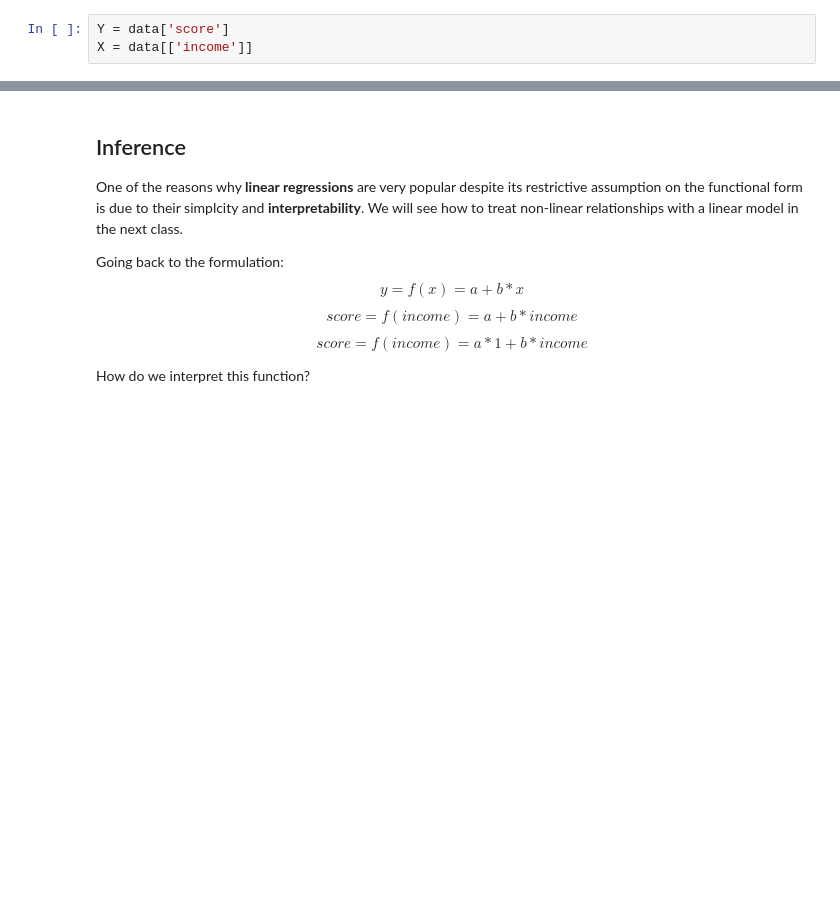
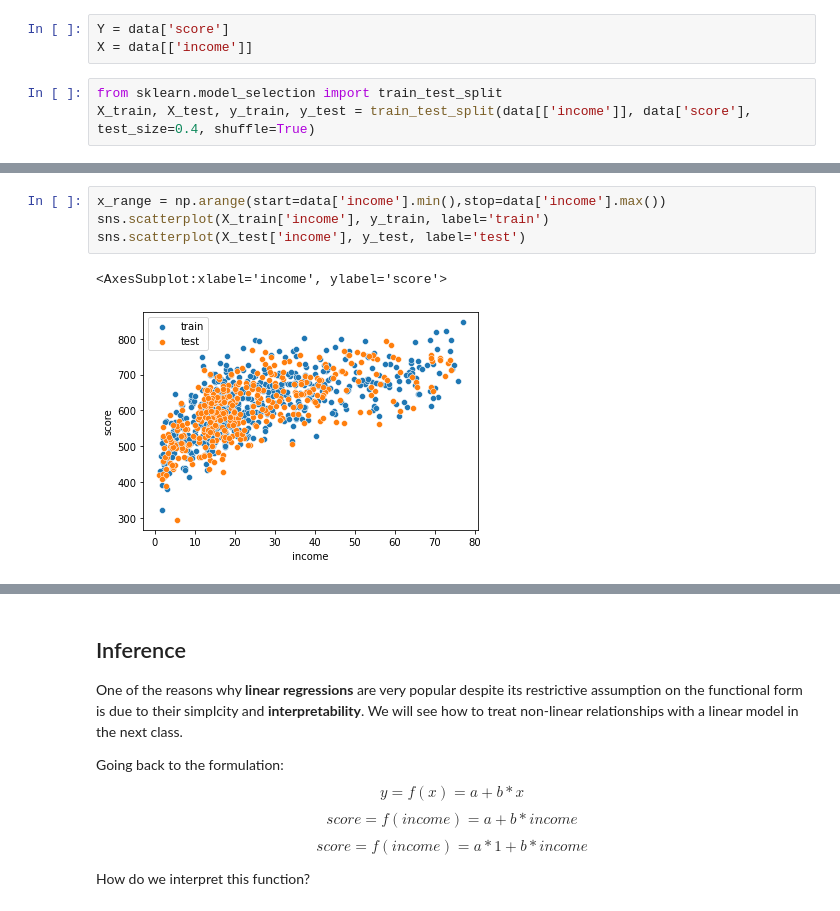
Before and after one commit to minyoungrho/MachineLearning, a Jupyter notebook: classnotes/LinearRegression.ipynb, the cells around one changed output, grey strips where cells are left out. Cells and saved outputs as stored; diff of their text form; blank space fills up the shorter version.

```diff
--- a/classnotes/LinearRegression.ipynb
+++ b/classnotes/LinearRegression.ipynb
@@ -57,3 +57,6 @@ $$score = f(income)=\alpha+\beta*income$$
 # %%
 Y = data['score']
 X = data[['income']]
+# %%
+from sklearn.model_selection import train_test_split
+X_train, X_test, y_train, y_test = train_test_split(data[['income']], data['score'], test_size=0.4, shuffle=True)
@@ -60,2 +95,9 @@ X = data[['income']]
+# %%
+x_range = np.arange(start=data['income'].min(),stop=data['income'].max())
+sns.scatterplot(X_train['income'], y_train, label='train')
+sns.scatterplot(X_test['income'], y_test, label='test')
+# %% [output]
+<AxesSubplot:xlabel='income', ylabel='score'>
+[figure, added]
 # %%
 from sklearn.linear_model import LinearRegression
```
Also changed, not shown: parts of 28 cells of this notebook.
